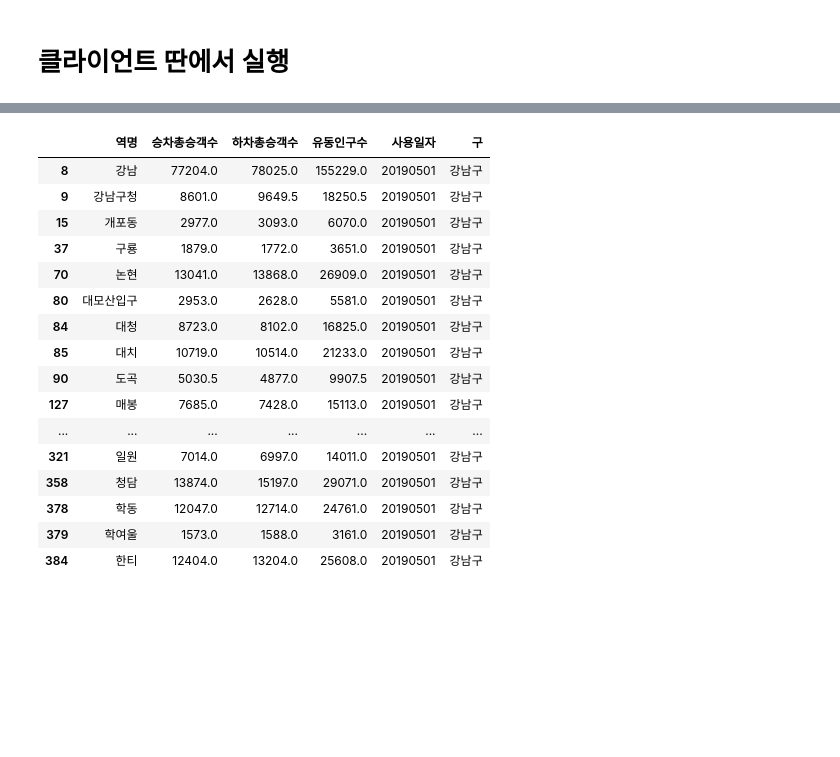
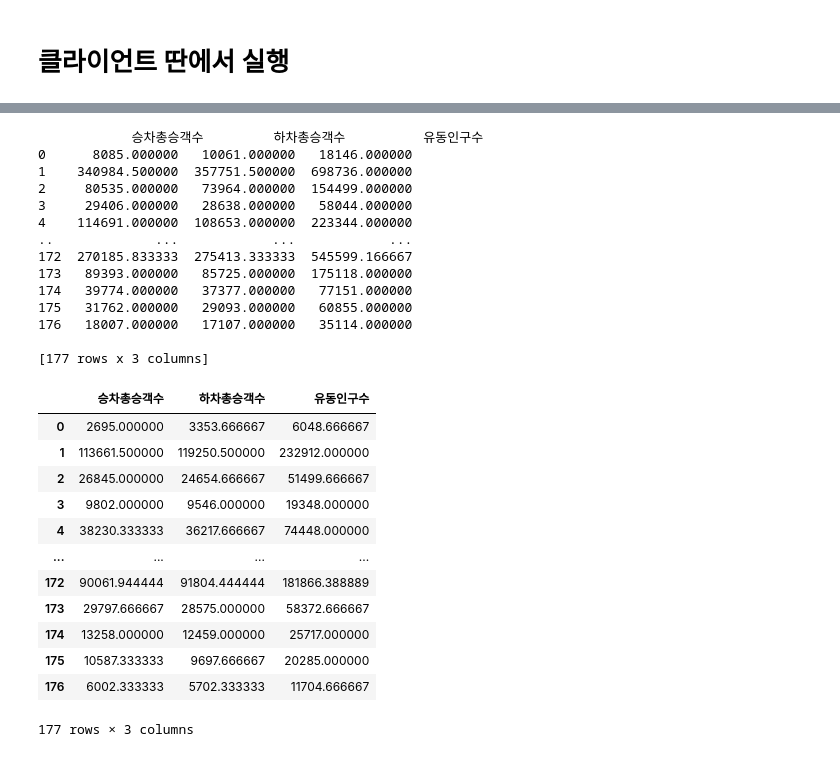
Before and after one commit to SeungYeonJeong22/seoulDataAnalysis, a Jupyter notebook: dataFrameSubMap-Copy1.ipynb, the cells around one changed output, grey strips where cells are left out. Cells and saved outputs as stored; diff of their text form; code cells hidden in the pictures; blank space fills up the shorter version.

```diff
--- a/dataFrameSubMap-Copy1.ipynb
+++ b/dataFrameSubMap-Copy1.ipynb
@@ -615,20 +667,42 @@ cc
-# %%
-data2019['data20190501'][data2019['data20190501']['구'] == '강남구']
-# %% [output]
-|  | 역명 | 승차총승객수 | 하차총승객수 | 유동인구수 | 사용일자 | 구 |
-| 8 | 강남 | 77204.0 | 78025.0 | 155229.0 | 20190501 | 강남구 |
-| 9 | 강남구청 | 8601.0 | 9649.5 | 18250.5 | 20190501 | 강남구 |
-| 15 | 개포동 | 2977.0 | 3093.0 | 6070.0 | 20190501 | 강남구 |
-| 37 | 구룡 | 1879.0 | 1772.0 | 3651.0 | 20190501 | 강남구 |
-| 70 | 논현 | 13041.0 | 13868.0 | 26909.0 | 20190501 | 강남구 |
-| 80 | 대모산입구 | 2953.0 | 2628.0 | 5581.0 | 20190501 | 강남구 |
-| 84 | 대청 | 8723.0 | 8102.0 | 16825.0 | 20190501 | 강남구 |
-| 85 | 대치 | 10719.0 | 10514.0 | 21233.0 | 20190501 | 강남구 |
-| 90 | 도곡 | 5030.5 | 4877.0 | 9907.5 | 20190501 | 강남구 |
-| 127 | 매봉 | 7685.0 | 7428.0 | 15113.0 | 20190501 | 강남구 |
-| ... | ... | ... | ... | ... | ... | ... |
-| 321 | 일원 | 7014.0 | 6997.0 | 14011.0 | 20190501 | 강남구 |
-| 358 | 청담 | 13874.0 | 15197.0 | 29071.0 | 20190501 | 강남구 |
-| 378 | 학동 | 12047.0 | 12714.0 | 24761.0 | 20190501 | 강남구 |
-| 379 | 학여울 | 1573.0 | 1588.0 | 3161.0 | 20190501 | 강남구 |
-| 384 | 한티 | 12404.0 | 13204.0 | 25608.0 | 20190501 | 강남구 |
+# %%
+t_sum = []
+t_sum.append(data2019['data20190601'])
+t_sum.append(data2019['data20190627'])
+t_sum.append(data2019['data20190628'])
+aa = pd.DataFrame()
+for k in range(3):
+    t_sum[k] = t_sum[k].groupby('구').sum()[['승차총승객수','하차총승객수','유동인구수']].rename_axis('구').reset_index()
+    aa = pd.concat([aa,t_sum[k]],axis = 0,ignore_index =True)
+    t = k
+bb = aa[['승차총승객수','하차총승객수','유동인구수']]
+print(bb)
+aa = bb.divide(t + 1)
+aa
+# %% [output]
+            승차총승객수         하차총승객수          유동인구수
+0      8085.000000   10061.000000   18146.000000
+1    340984.500000  357751.500000  698736.000000
+2     80535.000000   73964.000000  154499.000000
+3     29406.000000   28638.000000   58044.000000
+4    114691.000000  108653.000000  223344.000000
+..             ...            ...            ...
+172  270185.833333  275413.333333  545599.166667
+173   89393.000000   85725.000000  175118.000000
+174   39774.000000   37377.000000   77151.000000
+175   31762.000000   29093.000000   60855.000000
+176   18007.000000   17107.000000   35114.000000
+
+[177 rows x 3 columns]
+|  | 승차총승객수 | 하차총승객수 | 유동인구수 |
+| 0 | 2695.000000 | 3353.666667 | 6048.666667 |
+| 1 | 113661.500000 | 119250.500000 | 232912.000000 |
+| 2 | 26845.000000 | 24654.666667 | 51499.666667 |
+| 3 | 9802.000000 | 9546.000000 | 19348.000000 |
+| 4 | 38230.333333 | 36217.666667 | 74448.000000 |
+| ... | ... | ... | ... |
+| 172 | 90061.944444 | 91804.444444 | 181866.388889 |
+| 173 | 29797.666667 | 28575.000000 | 58372.666667 |
+| 174 | 13258.000000 | 12459.000000 | 25717.000000 |
+| 175 | 10587.333333 | 9697.666667 | 20285.000000 |
+| 176 | 6002.333333 | 5702.333333 | 11704.666667 |
+177 rows × 3 columns
```
Also changed, not shown: parts of 4 cells of this notebook.
